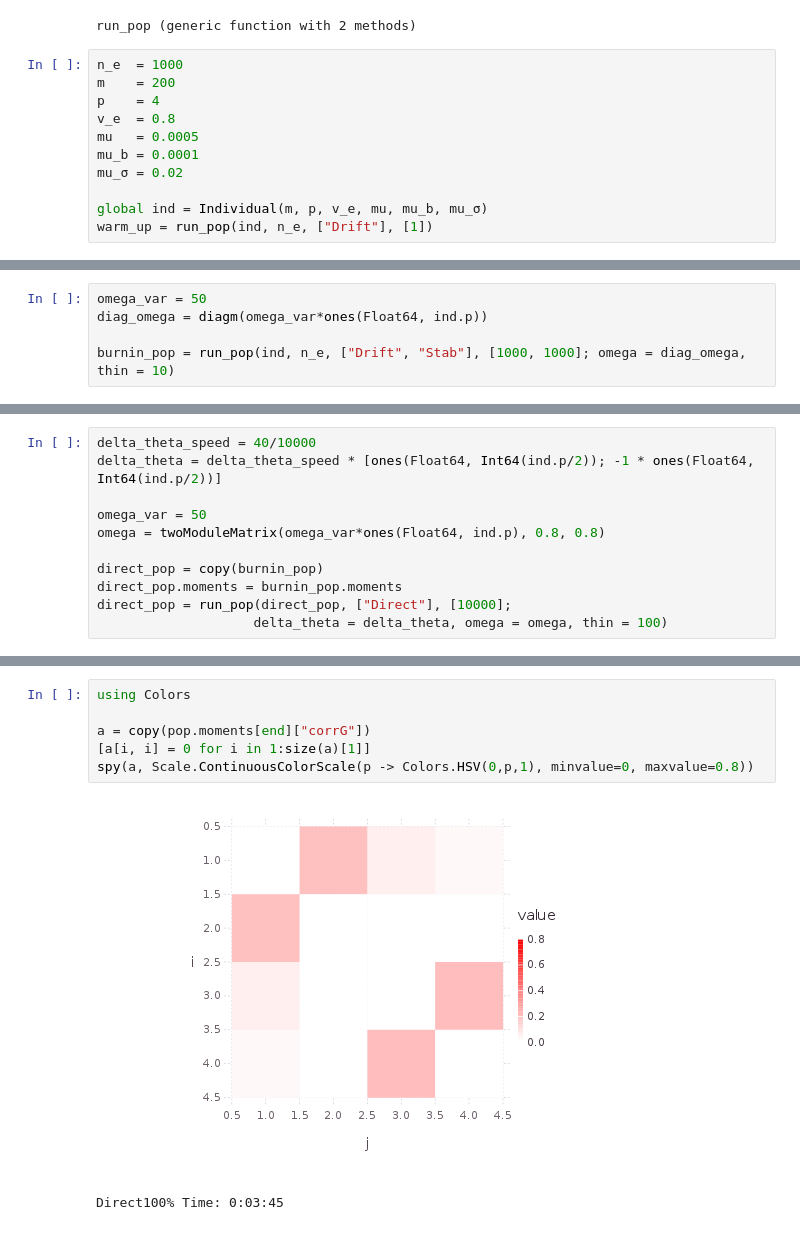
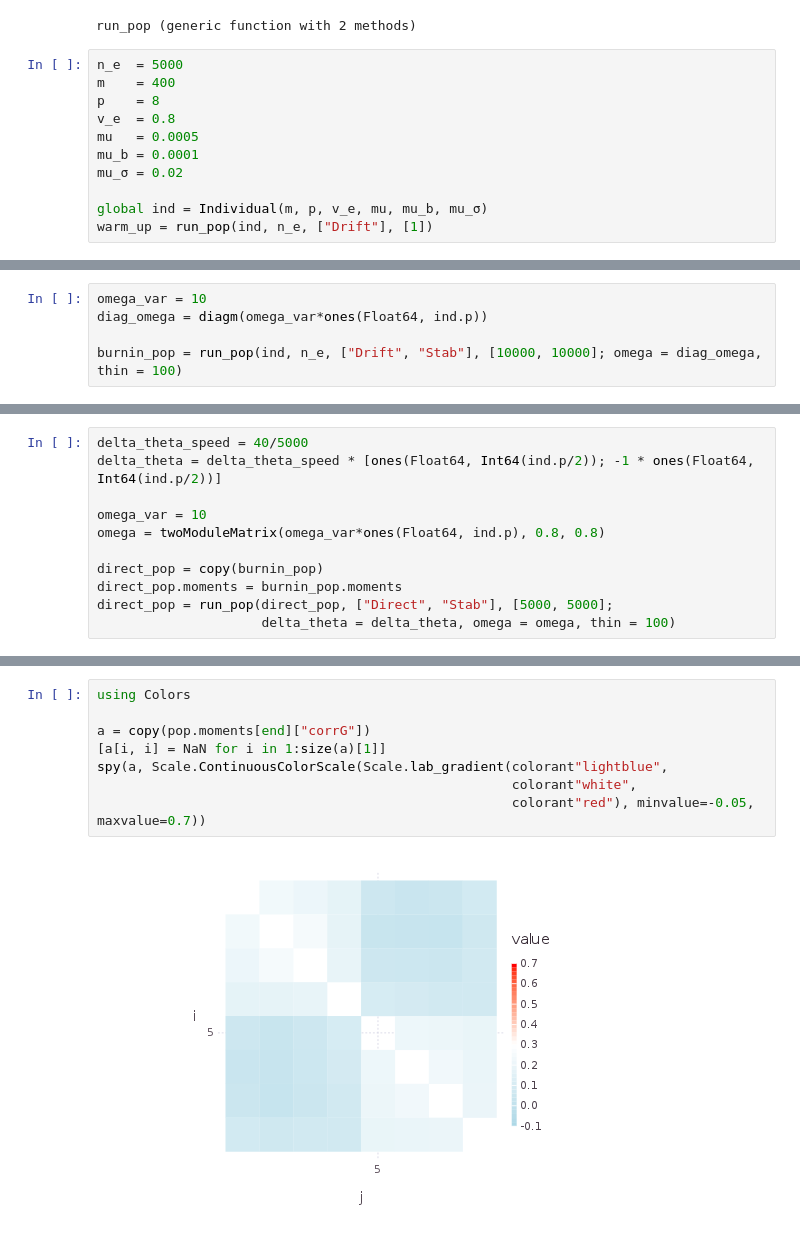
Before and after one commit to diogro/evomod_julia, a Jupyter notebook: evomod_prototype_notebook.ipynb, the cells around one changed output, grey strips where cells are left out. Cells and saved outputs as stored; diff of their text form.

```diff
--- a/evomod_prototype_notebook.ipynb
+++ b/evomod_prototype_notebook.ipynb
@@ -365,9 +367,9 @@ end
 # %% [output]
 run_pop (generic function with 2 methods)
 # %%
-n_e  = 1000
-m    = 200
-p    = 4
+n_e  = 5000
+m    = 400
+p    = 8
 v_e  = 0.8
 mu   = 0.0005
 mu_b = 0.0001
@@ -380,6 +382,6 @@ This is a Population with 1000 individuals
 # %%
-omega_var = 50
+omega_var = 10
 diag_omega = diagm(omega_var*ones(Float64, ind.p))
 
-burnin_pop = run_pop(ind, n_e, ["Drift", "Stab"], [1000, 1000]; omega = diag_omega, thin = 10)
+burnin_pop = run_pop(ind, n_e, ["Drift", "Stab"], [10000, 10000]; omega = diag_omega, thin = 100)
 # %% [output]
@@ -389,12 +391,12 @@ This is a Population with 1000 individuals
 # %%
-delta_theta_speed = 40/10000
+delta_theta_speed = 40/5000
 delta_theta = delta_theta_speed * [ones(Float64, Int64(ind.p/2)); -1 * ones(Float64, Int64(ind.p/2))]
 
-omega_var = 50
+omega_var = 10
 omega = twoModuleMatrix(omega_var*ones(Float64, ind.p), 0.8, 0.8)
 
 direct_pop = copy(burnin_pop)
 direct_pop.moments = burnin_pop.moments
-direct_pop = run_pop(direct_pop, ["Direct"], [10000];
-                    delta_theta = delta_theta, omega = omega, thin = 100)
+direct_pop = run_pop(direct_pop, ["Direct", "Stab"], [5000, 5000];
+                     delta_theta = delta_theta, omega = omega, thin = 100)
 # %% [output]
@@ -407,12 +410,13 @@ This is a Population with 1000 individuals
 # %%
 using Colors
 
 a = copy(pop.moments[end]["corrG"])
-[a[i, i] = 0 for i in 1:size(a)[1]]
-spy(a, Scale.ContinuousColorScale(p -> Colors.HSV(0,p,1), minvalue=0, maxvalue=0.8))
+[a[i, i] = NaN for i in 1:size(a)[1]]
+spy(a, Scale.ContinuousColorScale(Scale.lab_gradient(colorant"lightblue",
+                                                     colorant"white",
+                                                     colorant"red"), minvalue=-0.05, maxvalue=0.7))
 # %% [output]
-[figure, old version]
+[figure, new version]
-Direct100% Time: 0:03:45
 # %%
 n = length(pop.moments)
 df = DataFrame(W = [mean(AVGcorr(pop.moments[i]["corrG"])[1]) for i in 1:n],
```
Also changed, not shown: parts of 11 cells of this notebook.
